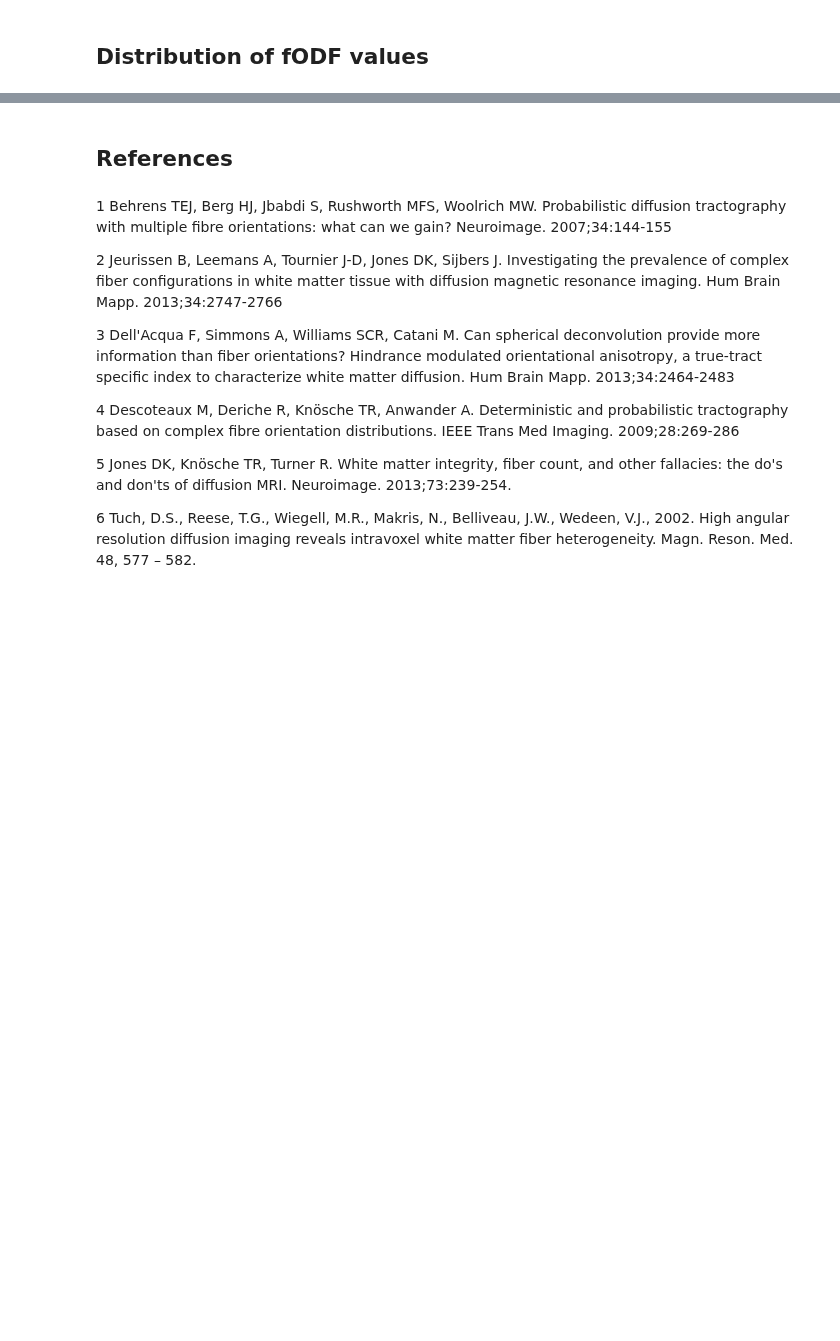
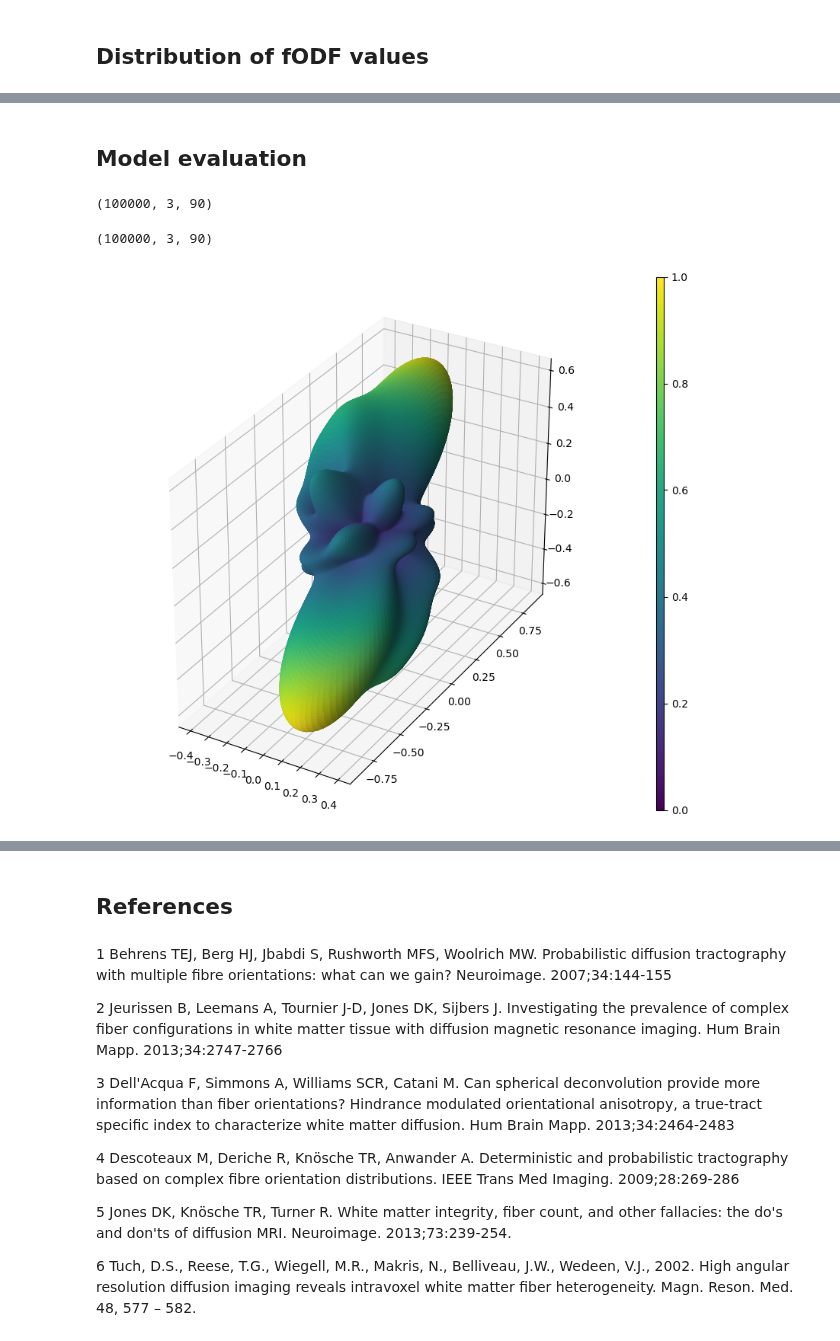
Before and after one commit to AlesRessler/AlesMScProject, a Jupyter notebook: 09 Spherical deconvolution.ipynb, the cells around one changed output, grey strips where cells are left out. Drawn from its saved outputs; the diff is of its cells as text; code cells hidden in the pictures; blank space fills up the shorter version.

```diff
--- a/09 Spherical deconvolution.ipynb
+++ b/09 Spherical deconvolution.ipynb
@@ -137,0 +133,43 @@ plt.hist(fcolors.flatten())
+# %% [markdown]
+## Model evaluation
+# %%
+qhat = np.load('./data/dt_simulated_1_populations/gradient_orientations.npy')
+measurements = np.load('./data/dt_simulated_1_populations/diffusion_weighted_signals.npy')
+fODFs = np.load('./data/dt_simulated_1_populations/fODF_sh_coefficients.npy')
+
+qhat.shape
+# %% [output]
+(100000, 3, 90)
+# %%
+qhat.shape
+# %% [output]
+(100000, 3, 90)
+# %%
+fibre_response_function_partial = partial(diffusion_tensor_response_function, b_value=1000, diffusion_tensor_eigenvalues=(0.03, 0.002, 0.002))
+# %%
+fODF_coefficients = spherical_deconvolution_fit(fibre_response_function=fibre_response_function_partial, measurements=measurements[0], qhat=qhat[0], b_value=1000, max_degree=8, number_of_samples_of_fibre_response_function=200)
+# %%
+x, y, z, fcolors = get_spherical_function_values_from_spherical_expansion(fODF_coefficients,max_degree=8,resolution=200,min_value=None,max_value=None)
+
+x = x * fcolors
+y = y * fcolors
+z = z * fcolors
+
+fig = plt.figure(figsize=(10,10))
+
+cmap = plt.cm.viridis
+normalization = Normalize(vmin=np.min(fcolors), vmax=np.max(fcolors))
+sm = plt.cm.ScalarMappable(cmap=cmap, norm=normalization)
+
+ax = fig.add_subplot(111, projection='3d')
+ax.plot_surface(x, y, z,  rstride=1, cstride=1, facecolors=plt.cm.viridis(fcolors), shade=True)
+#ax.set_axis_off()
+plt.gca().set_aspect('equal')
+
+fig.subplots_adjust(right=0.8)
+cbar_ax = fig.add_axes([0.85, 0.15, 0.01, 0.7])
+cbar = fig.colorbar(sm, ax=[ax], cax=cbar_ax)
+
+plt.show()
+# %% [output]
+[figure, added]
```
Also changed, not shown: parts of 8 cells of this notebook, 6 other files.
